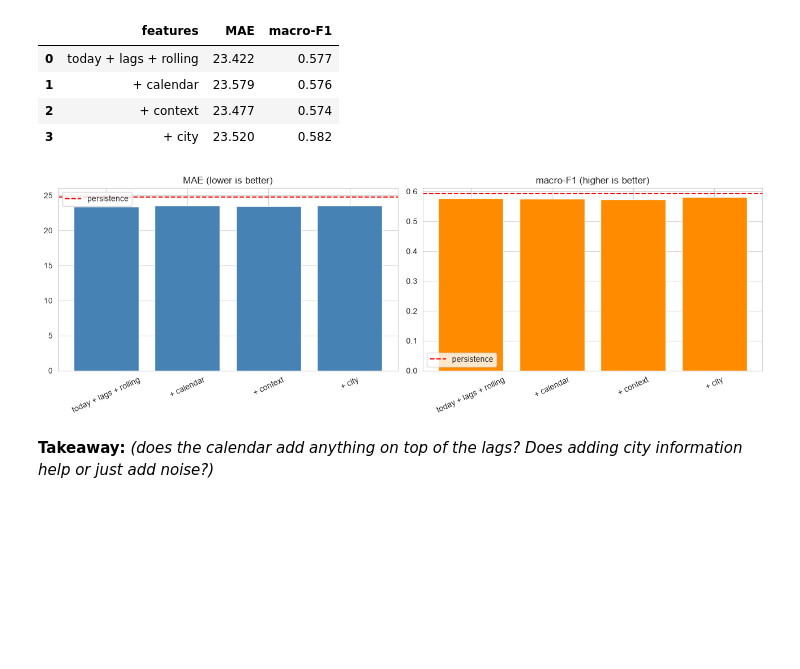
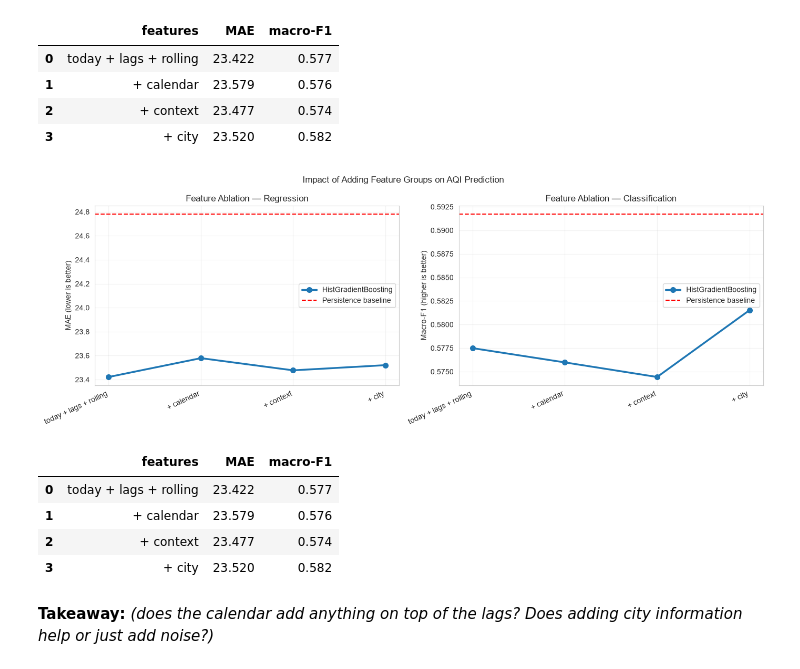
Before and after one commit to nikita-sci/AQI-prediction-India, a Jupyter notebook: notebooks/05_analysis_2023_25.ipynb, the cells around one changed output. Saved outputs shown, nothing was run; the diff lists cells and outputs as text; code cells hidden in the pictures; blank space fills up the shorter version.

Commit message:
analysis: replace feature ablation bars with line plots

```diff
--- a/notebooks/05_analysis_2023_25.ipynb
+++ b/notebooks/05_analysis_2023_25.ipynb
@@ -173,14 +173,80 @@ Persistence MAE for reference: 24.78
 | 2 | + context | 23.477 | 0.574 |
 | 3 | + city | 23.520 | 0.582 |
 # %%
-fig, ax = plt.subplots(1, 2, figsize=(13, 4.5))
-ax[0].bar(abl['features'], abl['MAE'], color='steelblue'); ax[0].axhline(mae_p, color='red', ls='--', label='persistence')
-ax[0].set_title("MAE (lower is better)"); ax[0].legend(); ax[0].tick_params(axis='x', rotation=25)
-ax[1].bar(abl['features'], abl['macro-F1'], color='darkorange'); ax[1].axhline(f1_p, color='red', ls='--', label='persistence')
-ax[1].set_title("macro-F1 (higher is better)"); ax[1].legend(); ax[1].tick_params(axis='x', rotation=25)
-save("ablation")
+
+
+import numpy as np
+import matplotlib.pyplot as plt
+
+features = abl['features'].tolist()
+x = np.arange(len(features))
+
+fig, ax = plt.subplots(1, 2, figsize=(14, 5))
+
+# Regression MAE
+ax[0].plot(
+    x,
+    abl['MAE'],
+    marker='o',
+    linewidth=2.5,
+    markersize=7,
+    label='HistGradientBoosting'
+)
+
+ax[0].axhline(
+    mae_p,
+    color='red',
+    linestyle='--',
+    label='Persistence baseline'
+)
+
+ax[0].set_xticks(x)
+ax[0].set_xticklabels(features, rotation=25, ha='right')
+ax[0].set_title('Feature Ablation — Regression')
+ax[0].set_ylabel('MAE (lower is better)')
+ax[0].legend()
+ax[0].grid(alpha=0.25)
+
+# Classification Macro-F1
+ax[1].plot(
+    x,
+    abl['macro-F1'],
+    marker='o',
+    linewidth=2.5,
+    markersize=7,
+    label='HistGradientBoosting'
+)
+
+# Draw classification baseline only if defined
+if 'f1_p' in globals():
+    ax[1].axhline(
+        f1_p,
+        color='red',
+        linestyle='--',
+        label='Persistence baseline'
+    )
+
+ax[1].set_xticks(x)
+ax[1].set_xticklabels(features, rotation=25, ha='right')
+ax[1].set_title('Feature Ablation — Classification')
+ax[1].set_ylabel('Macro-F1 (higher is better)')
+ax[1].legend()
+ax[1].grid(alpha=0.25)
+
+fig.suptitle('Impact of Adding Feature Groups on AQI Prediction')
+fig.tight_layout()
+
+# Existing notebook helper
+save('ablation')
+
+display(abl.round(3))
 # %% [output]
-[figure, old version]
+[figure, new version]
+|  | features | MAE | macro-F1 |
+| 0 | today + lags + rolling | 23.422 | 0.577 |
+| 1 | + calendar | 23.579 | 0.576 |
+| 2 | + context | 23.477 | 0.574 |
+| 3 | + city | 23.520 | 0.582 |
 # %% [markdown]
 **Takeaway:** *(does the calendar add anything on top of the lags? Does adding city information help or just add noise?)*
 # %% [markdown]
```
Also changed, not shown: parts of 1 cell of this notebook, 1 other file.
